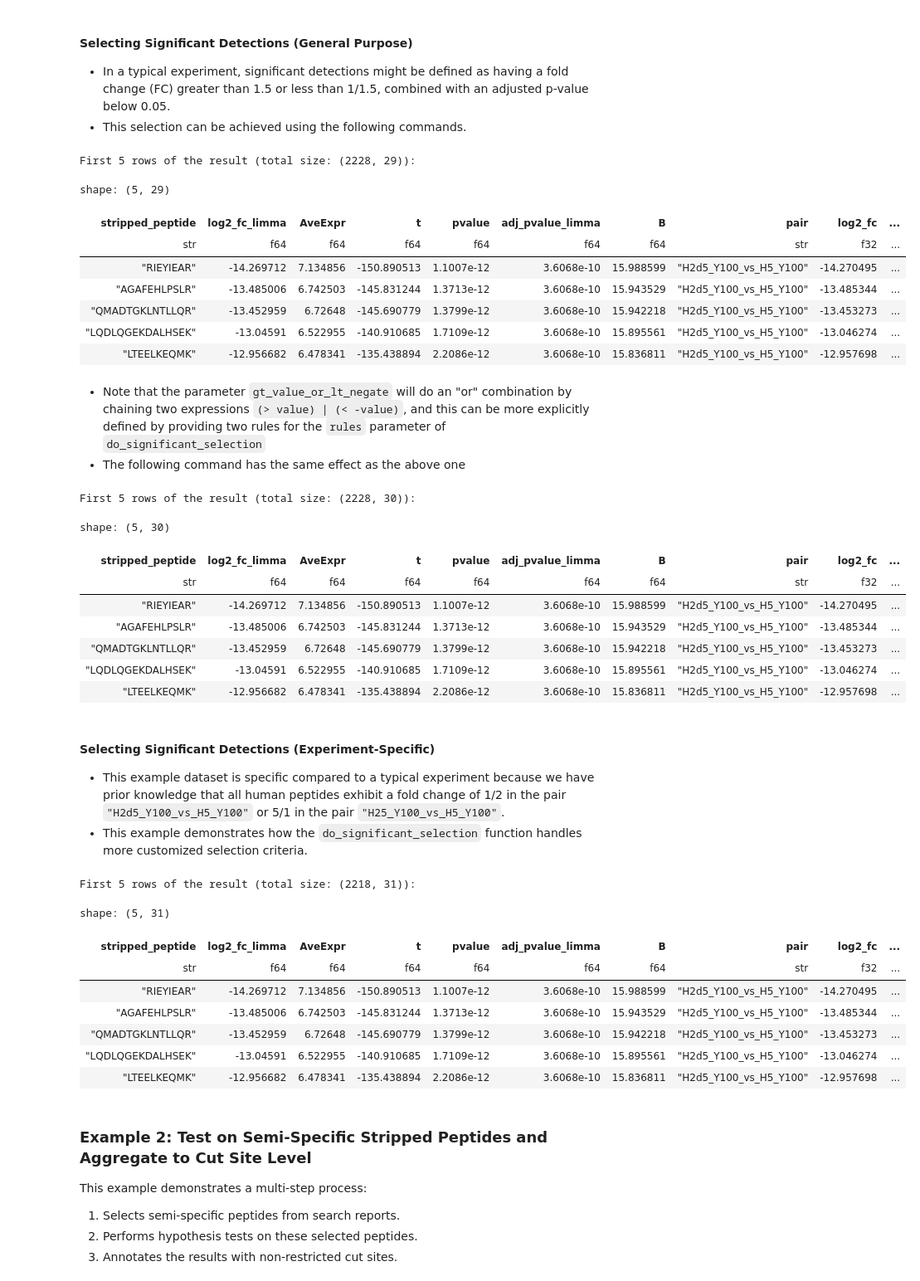
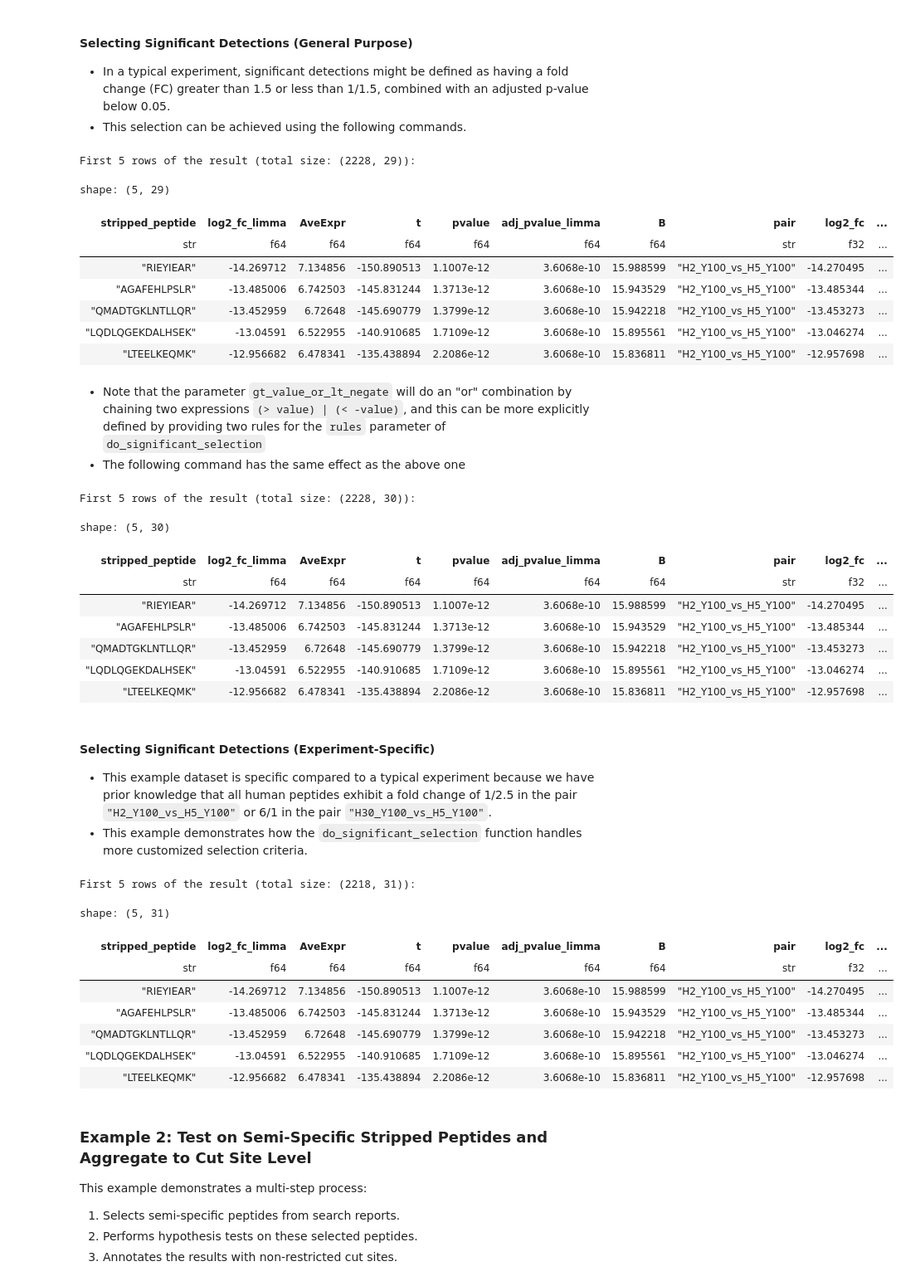
Before and after one commit to Shui-Group/DIA-LiPQuan, a Jupyter notebook: doc/source/usage.ipynb, the cells around one changed output. Shown at 83% size. Saved outputs shown, nothing was run; the diff lists cells and outputs as text; code cells hidden in the pictures.

```diff
--- a/doc/source/usage.ipynb
+++ b/doc/source/usage.ipynb
@@ -49,6 +49,9 @@ To annotate the expected report, it is essential to establish an experiment layo
 | run8 |      exp2 |         2 |
 # %%
 import lipana
+
+from pathlib import Path
+workspace = Path("/home/lishsh/LiPAna_new_version/example_data")
 
 exp_layout = lipana.ExperimentLayout.from_file(workspace.joinpath("experiment_layout.txt"))
 print("The input file is:")
@@ -74,15 +77,15 @@ import lipana
 
 exp_layout = lipana.ExperimentLayout.from_run_to_condition_map(
     {
-        "20240331_YSJ-HY_2d5_100-400ng_A_90min_stdDIA-HomeMade_Slot1-12_1_5154": "H2d5_Y100",
-        "20240331_YSJ-HY_2d5_100-400ng_B_90min_stdDIA-HomeMade_Slot1-13_1_5155": "H2d5_Y100",
-        "20240404_YSJ-HY_2d5_100-400ng_C_90min_stdDIA-HomeMade_Slot1-24_1_5206": "H2d5_Y100",
-        "20240331_YSJ-HY_5_100-400ng_A_90min_stdDIA-HomeMade_Slot1-14_1_5157": "H5_Y100",
-        "20240331_YSJ-HY_5_100-400ng_B_90min_stdDIA-HomeMade_Slot1-15_1_5158": "H5_Y100",
-        "20240404_YSJ-HY_5_100-400ng_C_90min_stdDIA-HomeMade_Slot1-28_1_5210": "H5_Y100",
-        "20240331_YSJ-HY_25_100-400ng_A_90min_stdDIA-HomeMade_Slot1-19_1_5163": "H25_Y100",
-        "20240331_YSJ-HY_25_100-400ng_B_90min_stdDIA-HomeMade_Slot1-20_1_5164": "H25_Y100",
-        "20240404_YSJ-HY_25_100-400ng_C_90min_stdDIA-HomeMade_Slot1-34_1_5220": "H25_Y100",
+        "20240331_YSJ-HY_2_A": "H2_Y100",
+        "20240331_YSJ-HY_2_B": "H2_Y100",
+        "20240404_YSJ-HY_2_C_": "H2_Y100",
+        "20240331_YSJ-HY_5_A": "H5_Y100",
+        "20240331_YSJ-HY_5_B": "H5_Y100",
+        "20240404_YSJ-HY_5_C": "H5_Y100",
+        "20240331_YSJ-HY_30_A": "H30_Y100",
+        "20240331_YSJ-HY_30_B": "H30_Y100",
+        "20240404_YSJ-HY_30_C": "H30_Y100",
     }
 )
 
@@ -146,7 +149,7 @@ parsed_fasta = lipana.parse_fasta(
 
 # Example loading a DIA-NN search report, showing a subset of available parameters
 report = lipana.DIANNReport.load_search_report(
-    workspace.joinpath("example_diann_report.txt"),
+    workspace.joinpath("example_diann_report.tsv"),
     exp_layout=exp_layout,
     parsed_fasta=parsed_fasta,
     do_species_annotation=True,  # Set this to True if the experiment includes multiple species
@@ -518,7 +519,7 @@ This example performs hypothesis tests directly on the quantification data for f
 
 - First, we select the fully-specific peptides from the complete search report, and then perform hypothesis tests on this subset.
 # %%
-design = lipana.ComparisonDesign(exp_layout, (("H2d5_Y100", "H5_Y100"), ("H25_Y100", "H5_Y100")))
+design = lipana.ComparisonDesign(exp_layout, (("H2_Y100", "H5_Y100"), ("H30_Y100", "H5_Y100")))
 print(f"{design.pairwise_comparisons = }")
 
 filters = (pl.col("peptide_enzymatic_specificity") == "fully_specific") & (
@@ -607,11 +608,11 @@ First 5 rows of the result (total size: (2228, 29)):
 shape: (5, 29)
 | stripped_peptide | log2_fc_limma | AveExpr | t | pvalue | adj_pvalue_limma | B | pair | log2_fc | ... |
 | str | f64 | f64 | f64 | f64 | f64 | f64 | str | f32 | ... |
-| "RIEYIEAR" | -14.269712 | 7.134856 | -150.890513 | 1.1007e-12 | 3.6068e-10 | 15.988599 | "H2d5_Y100_vs_H5_Y100" | -14.270495 | ... |
-| "AGAFEHLPSLR" | -13.485006 | 6.742503 | -145.831244 | 1.3713e-12 | 3.6068e-10 | 15.943529 | "H2d5_Y100_vs_H5_Y100" | -13.485344 | ... |
-| "QMADTGKLNTLLQR" | -13.452959 | 6.72648 | -145.690779 | 1.3799e-12 | 3.6068e-10 | 15.942218 | "H2d5_Y100_vs_H5_Y100" | -13.453273 | ... |
-| "LQDLQGEKDALHSEK" | -13.04591 | 6.522955 | -140.910685 | 1.7109e-12 | 3.6068e-10 | 15.895561 | "H2d5_Y100_vs_H5_Y100" | -13.046274 | ... |
-| "LTEELKEQMK" | -12.956682 | 6.478341 | -135.438894 | 2.2086e-12 | 3.6068e-10 | 15.836811 | "H2d5_Y100_vs_H5_Y100" | -12.957698 | ... |
+| "RIEYIEAR" | -14.269712 | 7.134856 | -150.890513 | 1.1007e-12 | 3.6068e-10 | 15.988599 | "H2_Y100_vs_H5_Y100" | -14.270495 | ... |
+| "AGAFEHLPSLR" | -13.485006 | 6.742503 | -145.831244 | 1.3713e-12 | 3.6068e-10 | 15.943529 | "H2_Y100_vs_H5_Y100" | -13.485344 | ... |
+| "QMADTGKLNTLLQR" | -13.452959 | 6.72648 | -145.690779 | 1.3799e-12 | 3.6068e-10 | 15.942218 | "H2_Y100_vs_H5_Y100" | -13.453273 | ... |
+| "LQDLQGEKDALHSEK" | -13.04591 | 6.522955 | -140.910685 | 1.7109e-12 | 3.6068e-10 | 15.895561 | "H2_Y100_vs_H5_Y100" | -13.046274 | ... |
+| "LTEELKEQMK" | -12.956682 | 6.478341 | -135.438894 | 2.2086e-12 | 3.6068e-10 | 15.836811 | "H2_Y100_vs_H5_Y100" | -12.957698 | ... |
 # %% [markdown]
 - Note that the parameter `gt_value_or_lt_negate` will do an "or" combination by chaining two expressions `(> value) | (< -value)`, and this can be more explicitly defined by providing two rules for the `rules` parameter of `do_significant_selection`
 - The following command has the same effect as the above one
@@ -646,53 +647,53 @@ First 5 rows of the result (total size: (2228, 30)):
 shape: (5, 30)
 | stripped_peptide | log2_fc_limma | AveExpr | t | pvalue | adj_pvalue_limma | B | pair | log2_fc | ... |
 | str | f64 | f64 | f64 | f64 | f64 | f64 | str | f32 | ... |
-| "RIEYIEAR" | -14.269712 | 7.134856 | -150.890513 | 1.1007e-12 | 3.6068e-10 | 15.988599 | "H2d5_Y100_vs_H5_Y100" | -14.270495 | ... |
-| "AGAFEHLPSLR" | -13.485006 | 6.742503 | -145.831244 | 1.3713e-12 | 3.6068e-10 | 15.943529 | "H2d5_Y100_vs_H5_Y100" | -13.485344 | ... |
-| "QMADTGKLNTLLQR" | -13.452959 | 6.72648 | -145.690779 | 1.3799e-12 | 3.6068e-10 | 15.942218 | "H2d5_Y100_vs_H5_Y100" | -13.453273 | ... |
-| "LQDLQGEKDALHSEK" | -13.04591 | 6.522955 | -140.910685 | 1.7109e-12 | 3.6068e-10 | 15.895561 | "H2d5_Y100_vs_H5_Y100" | -13.046274 | ... |
-| "LTEELKEQMK" | -12.956682 | 6.478341 | -135.438894 | 2.2086e-12 | 3.6068e-10 | 15.836811 | "H2d5_Y100_vs_H5_Y100" | -12.957698 | ... |
+| "RIEYIEAR" | -14.269712 | 7.134856 | -150.890513 | 1.1007e-12 | 3.6068e-10 | 15.988599 | "H2_Y100_vs_H5_Y100" | -14.270495 | ... |
+| "AGAFEHLPSLR" | -13.485006 | 6.742503 | -145.831244 | 1.3713e-12 | 3.6068e-10 | 15.943529 | "H2_Y100_vs_H5_Y100" | -13.485344 | ... |
+| "QMADTGKLNTLLQR" | -13.452959 | 6.72648 | -145.690779 | 1.3799e-12 | 3.6068e-10 | 15.942218 | "H2_Y100_vs_H5_Y100" | -13.453273 | ... |
+| "LQDLQGEKDALHSEK" | -13.04591 | 6.522955 | -140.910685 | 1.7109e-12 | 3.6068e-10 | 15.895561 | "H2_Y100_vs_H5_Y100" | -13.046274 | ... |
+| "LTEELKEQMK" | -12.956682 | 6.478341 | -135.438894 | 2.2086e-12 | 3.6068e-10 | 15.836811 | "H2_Y100_vs_H5_Y100" | -12.957698 | ... |
 # %% [markdown]
 #### Selecting Significant Detections (Experiment-Specific)
 
-- This example dataset is specific compared to a typical experiment because we have prior knowledge that all human peptides exhibit a fold change of 1/2 in the pair `"H2d5_Y100_vs_H5_Y100"` or 5/1 in the pair `"H25_Y100_vs_H5_Y100"`.
+- This example dataset is specific compared to a typical experiment because we have prior knowledge that all human peptides exhibit a fold change of 1/2.5 in the pair `"H2_Y100_vs_H5_Y100"` or 6/1 in the pair `"H30_Y100_vs_H5_Y100"`.
 - This example demonstrates how the `do_significant_selection` function handles more customized selection criteria.
 # %%
 stats_fully_pep = lipana.stats.do_significant_selection(
     stats_fully_pep,
     rules=[
         lipana.stats.SignificantRule(
             greater_than=None,
             less_than=(("adj_pvalue_group_wise", 0.05), ("log2_fc_limma", -np.log2(1.5))),
             gt_value_or_lt_negate=None,
             equal_to=None,
             expression_rule=None,  # this parameter allows you to define a custom polars expression to handle more complex conditions
-            filter_condition=pl.col("pair").eq("H2d5_Y100_vs_H5_Y100"),
+            filter_condition=pl.col("pair").eq("H2_Y100_vs_H5_Y100"),
         ),
         lipana.stats.SignificantRule(
             greater_than=("log2_fc_limma", np.log2(1.5)),
             less_than=("adj_pvalue_group_wise", 0.05),
             gt_value_or_lt_negate=None,
             equal_to=None,
-            filter_condition=pl.col("pair").eq("H25_Y100_vs_H5_Y100"),
+            filter_condition=pl.col("pair").eq("H30_Y100_vs_H5_Y100"),
         ),
     ],
     requires_n_passed=1,
     target=None,
     mark_col="significant_example2",
 )
 filtered = stats_fully_pep.filter(pl.col("significant_example2"))
 print(f"First 5 rows of the result (total size: {filtered.shape}):")
 filtered.head(5)
 # %% [output]
 First 5 rows of the result (total size: (2218, 31)):
 shape: (5, 31)
 | stripped_peptide | log2_fc_limma | AveExpr | t | pvalue | adj_pvalue_limma | B | pair | log2_fc | ... |
 | str | f64 | f64 | f64 | f64 | f64 | f64 | str | f32 | ... |
-| "RIEYIEAR" | -14.269712 | 7.134856 | -150.890513 | 1.1007e-12 | 3.6068e-10 | 15.988599 | "H2d5_Y100_vs_H5_Y100" | -14.270495 | ... |
-| "AGAFEHLPSLR" | -13.485006 | 6.742503 | -145.831244 | 1.3713e-12 | 3.6068e-10 | 15.943529 | "H2d5_Y100_vs_H5_Y100" | -13.485344 | ... |
-| "QMADTGKLNTLLQR" | -13.452959 | 6.72648 | -145.690779 | 1.3799e-12 | 3.6068e-10 | 15.942218 | "H2d5_Y100_vs_H5_Y100" | -13.453273 | ... |
-| "LQDLQGEKDALHSEK" | -13.04591 | 6.522955 | -140.910685 | 1.7109e-12 | 3.6068e-10 | 15.895561 | "H2d5_Y100_vs_H5_Y100" | -13.046274 | ... |
-| "LTEELKEQMK" | -12.956682 | 6.478341 | -135.438894 | 2.2086e-12 | 3.6068e-10 | 15.836811 | "H2d5_Y100_vs_H5_Y100" | -12.957698 | ... |
+| "RIEYIEAR" | -14.269712 | 7.134856 | -150.890513 | 1.1007e-12 | 3.6068e-10 | 15.988599 | "H2_Y100_vs_H5_Y100" | -14.270495 | ... |
+| "AGAFEHLPSLR" | -13.485006 | 6.742503 | -145.831244 | 1.3713e-12 | 3.6068e-10 | 15.943529 | "H2_Y100_vs_H5_Y100" | -13.485344 | ... |
+| "QMADTGKLNTLLQR" | -13.452959 | 6.72648 | -145.690779 | 1.3799e-12 | 3.6068e-10 | 15.942218 | "H2_Y100_vs_H5_Y100" | -13.453273 | ... |
+| "LQDLQGEKDALHSEK" | -13.04591 | 6.522955 | -140.910685 | 1.7109e-12 | 3.6068e-10 | 15.895561 | "H2_Y100_vs_H5_Y100" | -13.046274 | ... |
+| "LTEELKEQMK" | -12.956682 | 6.478341 | -135.438894 | 2.2086e-12 | 3.6068e-10 | 15.836811 | "H2_Y100_vs_H5_Y100" | -12.957698 | ... |
 # %% [markdown]
 ### Example 2: Test on Semi-Specific Stripped Peptides and Aggregate to Cut Site Level
 
```
Also changed, not shown: parts of 26 cells of this notebook.
